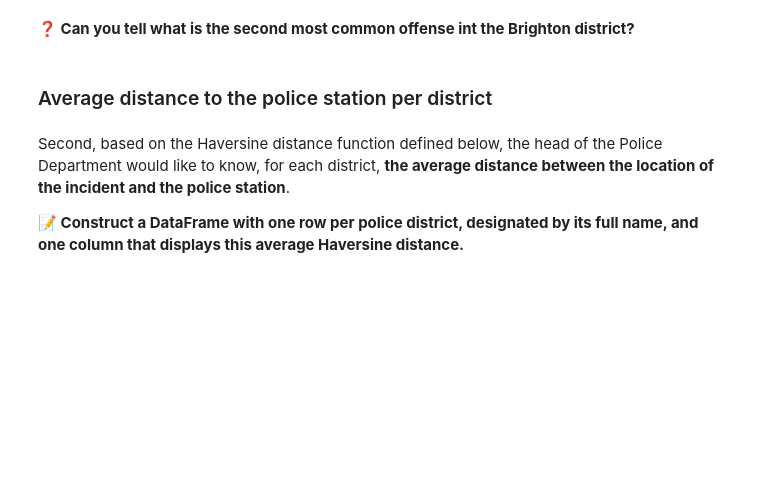
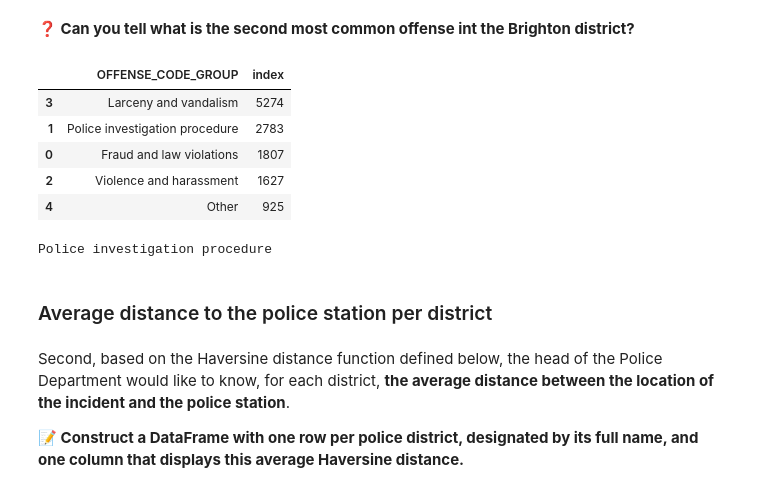
Before and after one commit to ThomasSouchet/data-certification-exam, a Jupyter notebook: decision_science/boston_crimes.ipynb, the cells around one changed output. Saved outputs shown, nothing was run; the diff lists cells and outputs as text; code cells hidden in the pictures; blank space fills up the shorter version.

Commit message:
Analysis for the police department

```diff
--- a/decision_science/boston_crimes.ipynb
+++ b/decision_science/boston_crimes.ipynb
@@ -450,3 +475,20 @@ second_most_common_offence = "..."
+# %%
+data_brighton = (data.query("NAME=='Brighton'").reset_index())[['OFFENSE_CODE_GROUP','index']].groupby('OFFENSE_CODE_GROUP', sort=False).count()
+data_brighton.reset_index(inplace=True)
+data_brighton = data_brighton.sort_values('index', ascending=False)
+data_brighton.head()
+# %% [output]
+|  | OFFENSE_CODE_GROUP | index |
+| 3 | Larceny and vandalism | 5274 |
+| 1 | Police investigation procedure | 2783 |
+| 0 | Fraud and law violations | 1807 |
+| 2 | Violence and harassment | 1627 |
+| 4 | Other | 925 |
+# %%
+second_most_common_offence = data_brighton['OFFENSE_CODE_GROUP'][1]
+print(second_most_common_offence)
+# %% [output]
+Police investigation procedure
 # %% [markdown]
 ### Average distance to the police station per district
 # %% [markdown]
```
Also changed, not shown: parts of 12 cells of this notebook, 1 other file.
